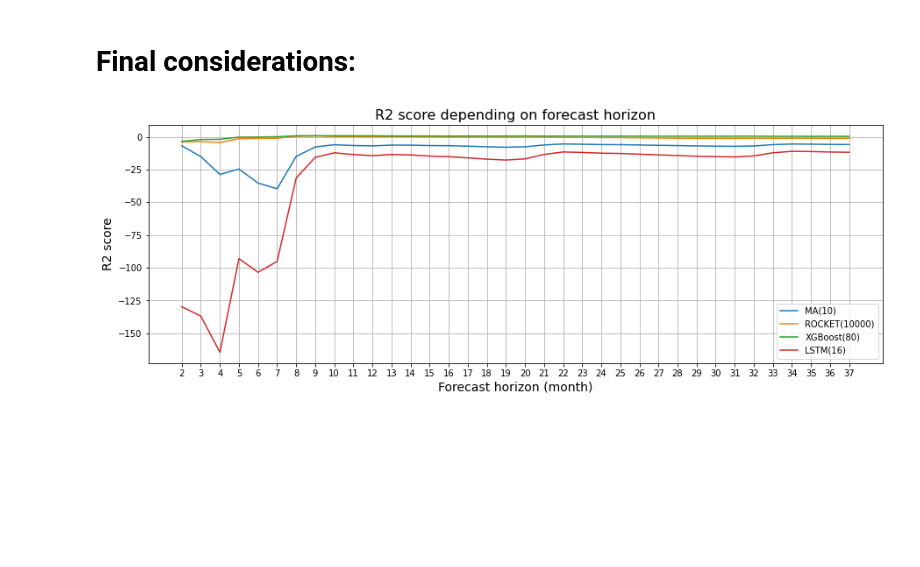
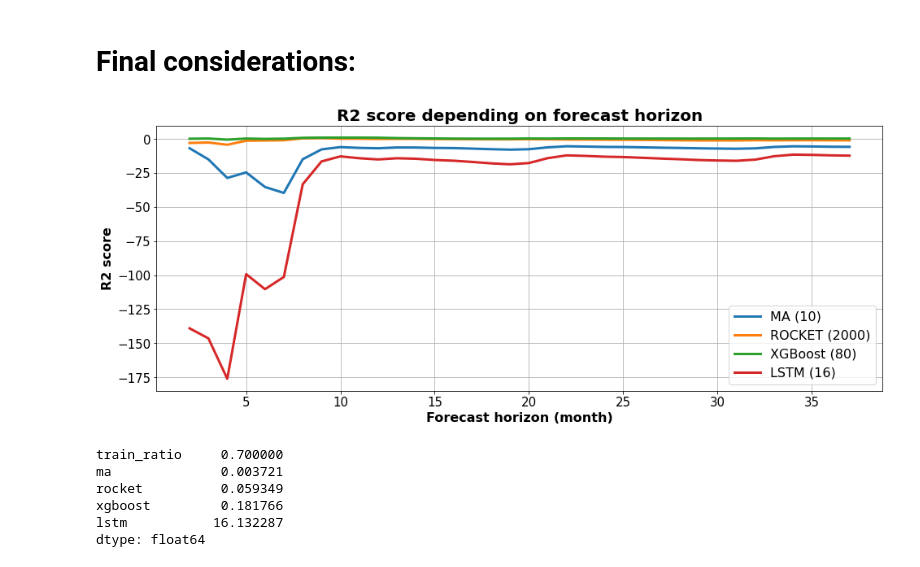
Before and after one commit to AlbMLpy/ROCKET_MSD_2022, a Jupyter notebook: experiment.ipynb, the cells around one changed output. Cells and saved outputs as stored; diff of their text form; code cells hidden in the pictures; blank space fills up the shorter version.

```diff
--- a/experiment.ipynb
+++ b/experiment.ipynb
@@ -214,7 +217,7 @@ data_x_rocket = np.array(
 )
 data_x_rocket = data_x_rocket.reshape(data_x_rocket.shape[0], 1, data_x_rocket.shape[1])
 
-train_y_rocket = y.query('(time >= @train_limits[0]) and (time <= @valid_limits[1])')
+train_y_rocket = y.query('(time >= @train_limits[0]) and (time <= @train_limits[1])')
 valid_y_rocket = y.query('(time >= @valid_limits[0]) and (time <= @valid_limits[1])')
 test_y_rocket = y.query('(time >= @test_limits[0]) and (time <= @test_limits[1])')
 
@@ -339,7 +337,7 @@ data_x_xgboost = extract_features(
     show_warnings=False,
 )[:-1].reset_index(drop=True)
 
-train_y_xgboost = y.query('(time >= @train_limits[0]) and (time <= @valid_limits[1])')
+train_y_xgboost = y.query('(time >= @train_limits[0]) and (time <= @train_limits[1])')
 valid_y_xgboost = y.query('(time >= @valid_limits[0]) and (time <= @valid_limits[1])')
 test_y_xgboost = y.query('(time >= @test_limits[0]) and (time <= @test_limits[1])')
 
@@ -494,7 +480,7 @@ df_features = generate_cyclical_features(df_features, 'week_of_year', 52, 0)
 
 data_x_lstm = df_features
 
-train_y_lstm = y.query('(time >= @train_limits[0]) and (time <= @valid_limits[1])')
+train_y_lstm = y.query('(time >= @train_limits[0]) and (time <= @train_limits[1])')
 valid_y_lstm = y.query('(time >= @valid_limits[0]) and (time <= @valid_limits[1])')
 test_y_lstm = y.query('(time >= @test_limits[0]) and (time <= @test_limits[1])')
 
@@ -665,16 +649,32 @@ plt.grid();
 # %% [markdown]
 # Final considerations:
 # %%
-plt.figure(figsize=(15, 5))
-plt.plot(horizon, r2_horizon_ma, label=f'MA({MA_OPTIMAL_Q})')
-plt.plot(horizon, r2_horizon_rocket, label=f'ROCKET({ROCKET_OPTIMAL_N_KERNELS})')
-plt.plot(horizon, r2_horizon_xgboost, label=f'XGBoost({XGBOOST_OPTIMAL_N_ESTIMATORS})')
-plt.plot(horizon, r2_horizon_lstm, label=f'LSTM({LSTM_OPTIMAL_HD})')
-plt.xticks(horizon)
-plt.xlabel('Forecast horizon (month)', fontsize=14)
-plt.ylabel('R2 score', fontsize=14)
-plt.title('R2 score depending on forecast horizon', fontsize=16)
-plt.legend()
+plt.figure(figsize=(16, 6), facecolor='white')
+plt.plot(horizon, r2_horizon_ma, label=f'MA ({MA_OPTIMAL_Q})', linewidth=3.0)
+plt.plot(horizon, r2_horizon_rocket, label=f'ROCKET ({ROCKET_OPTIMAL_N_KERNELS})', linewidth=3.0)
+plt.plot(horizon, r2_horizon_xgboost, label=f'XGBoost ({XGBOOST_OPTIMAL_N_ESTIMATORS})', linewidth=3.0)
+plt.plot(horizon, r2_horizon_lstm, label=f'LSTM ({LSTM_OPTIMAL_HD})', linewidth=3.0)
+#plt.xticks(horizon)
+plt.xlabel('Forecast horizon (month)', fontsize=16, fontweight="bold")
+plt.ylabel('R2 score', fontsize=16, fontweight="bold")
+plt.title('R2 score depending on forecast horizon', fontsize=20, fontweight="bold")
+plt.tick_params(labelsize=15)
+plt.legend(loc=4, prop={'size': 16})
 plt.grid();
+
+if SAVE_PLOT:
+    plt.savefig(PLOT_DIR + f'forecast_horizon_tr{TRAIN_RATIO}.pdf', dpi=400)
 # %% [output]
-[figure, old version]
+[figure, new version]
+# %%
+if SAVE_PLOT:
+    time_structure = pd.Series(time_structure)
+    time_structure.to_json(PLOT_DIR + f'times_tr{TRAIN_RATIO}.pdf')
+print(time_structure)
+# %% [output]
+train_ratio     0.700000
+ma              0.003721
+rocket          0.059349
+xgboost         0.181766
+lstm           16.132287
+dtype: float64
```
Also changed, not shown: parts of 19 cells of this notebook, 21 other files.
